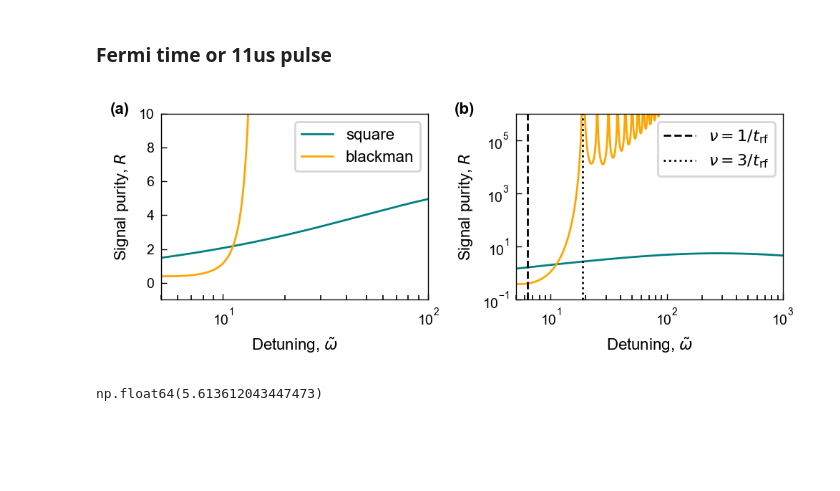
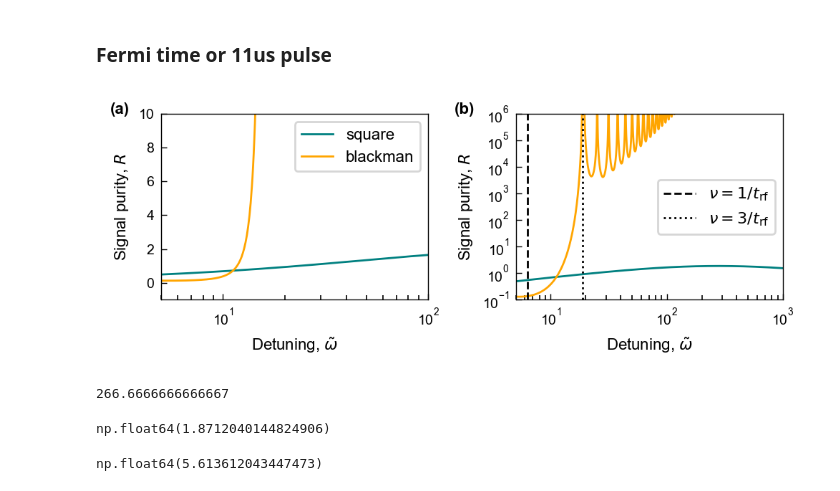
Before and after one commit to colinjdale/ChiPyLab, a Jupyter notebook: examples/plot_blackman_envelope.ipynb, the cells around one changed output. Cells and saved outputs as stored; diff of their text form; code cells hidden in the pictures; blank space fills up the shorter version.

```diff
--- a/examples/plot_blackman_envelope.ipynb
+++ b/examples/plot_blackman_envelope.ipynb
@@ -179,7 +179,7 @@ trf = 11e-6
 omega_trf = 2*np.pi/trf * tau_F
 omega_a = 2 * np.pi * 4e6 * tau_F
 OmegaR = 2 / trf
-C = 3
+C = 1
 
 def alpha_HFT(omega):
     return 2**(-3/2)/np.pi * tau_F * trf * C * omega**(-3/2) * OmegaR**2 / (1+omega/omega_a)
@@ -210,34 +210,42 @@ ax.set(xlabel=r"Detuning, $\tilde \omega$", ylabel=r'Signal purity, $R$',
 ax.plot(detuning, alpha_HFT(detuning)/alpha_res_lim(detuning), label='square', color=colors[0])
 ax.plot(detuning, alpha_HFT_blackman(detuning)/alpha_res_blackman(detuning), label='blackman', color=colors[1])
 
 ax.legend()
 
 ax = axs[1]
 ylims = (0.1, 1e6)
 xlims = (5, 1000)
 detuning = np.logspace(np.log10(5), 3, 1000)
 ax.set(xlabel=r"Detuning, $\tilde \omega$", ylabel=r'Signal purity, $R$',
        xscale='log', yscale='log', ylim=ylims, xlim=xlims)
 ax.plot(detuning, alpha_HFT(detuning)/alpha_res_lim(detuning), color=colors[0])
 ax.plot(detuning, alpha_HFT_blackman(detuning)/alpha_res_blackman(detuning), color=colors[1])
 ax.vlines(omega_trf, *ylims, 'k', '--', label=r'$\nu = 1/t_\mathrm{rf}$')
 ax.vlines(3*omega_trf, *ylims, 'k', ':', label=r'$\nu = 3/t_\mathrm{rf}$')
 ax.legend()
 ax.yaxis.set_minor_locator(NullLocator())
 
 fig.tight_layout()
 
 subplot_labels = ['(a)', '(b)']
 x_offsets = [-0.19, -0.23]
 for ax, label, x_offset in zip(axs, subplot_labels, x_offsets):
 	ax.text(x_offset, 1.00, label, transform=ax.transAxes, fontweight='bold', fontsize=8)
 
 plt.subplots_adjust(top=0.90)
 
 fig.savefig("outputs/signal_purity.pdf")
 plt.show()
 # %% [output]
-[figure, old version]
+[figure, new version]
+# %%
+4000/15
+# %% [output]
+266.6666666666667
+# %%
+np.max(alpha_HFT(detuning)/alpha_res_lim(detuning))
+# %% [output]
+np.float64(1.8712040144824906)
 # %%
 nu = 14.5
 alpha_HFT_blackman(nu)/alpha_res_blackman(nu)
```
